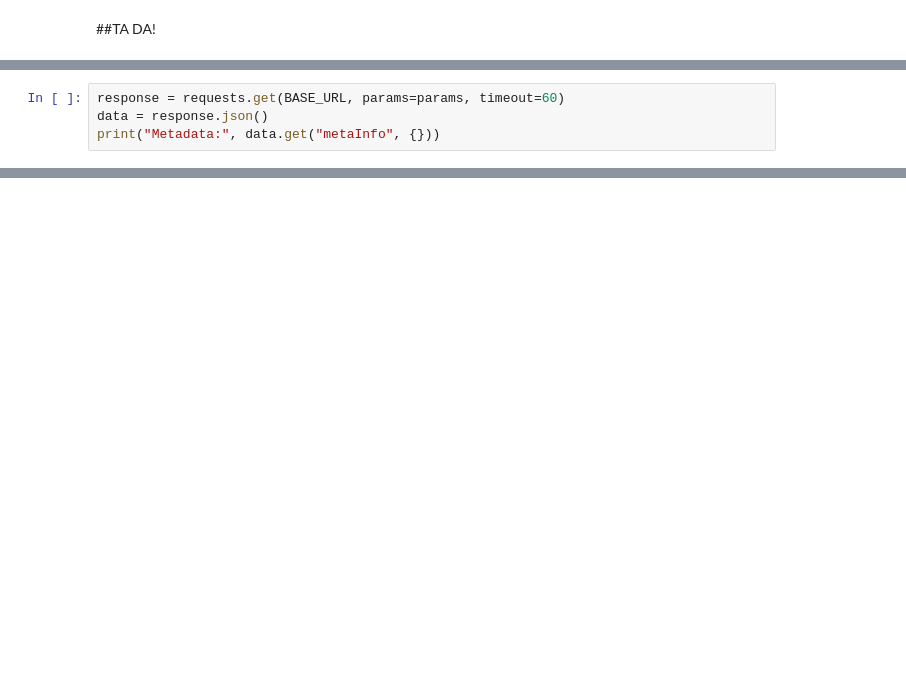
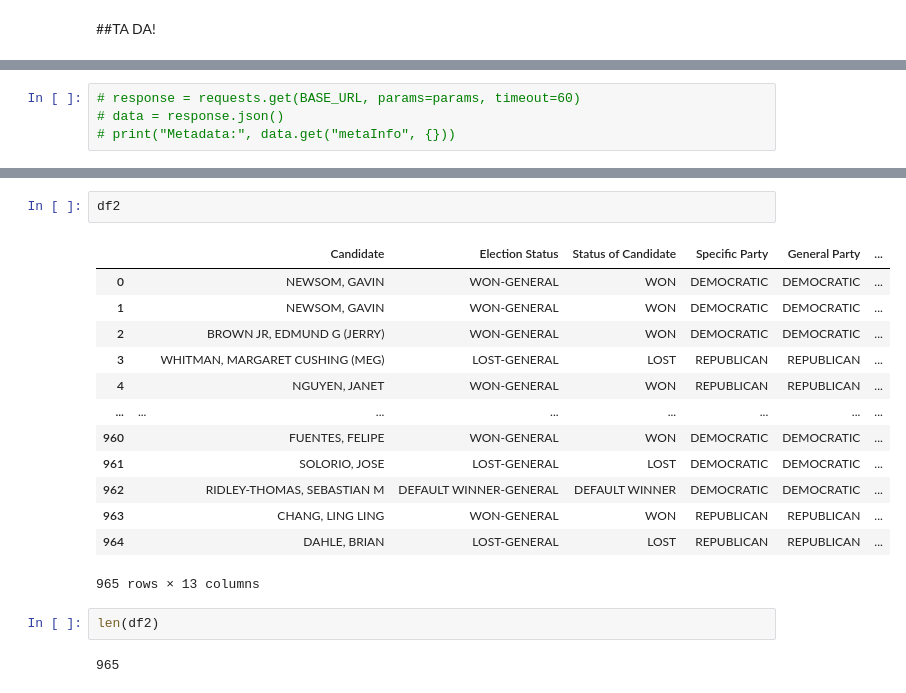
Before and after one commit to mollyboigon/california-new-car-dealers, a Jupyter notebook: california-new-car-dealers.ipynb, the cells around one changed output, grey strips where cells are left out. Saved outputs shown, nothing was run; the diff lists cells and outputs as text; blank space fills up the shorter version.

```diff
--- a/california-new-car-dealers.ipynb
+++ b/california-new-car-dealers.ipynb
@@ -300,4 +203,4 @@ Index: []
 # %%
-response = requests.get(BASE_URL, params=params, timeout=60)
-data = response.json()
-print("Metadata:", data.get("metaInfo", {}))
+# response = requests.get(BASE_URL, params=params, timeout=60)
+# data = response.json()
+# print("Metadata:", data.get("metaInfo", {}))
@@ -324,0 +336,20 @@ len(df_clean)
+# %%
+df2
+# %% [output]
+|  |  | Candidate | Election Status | Status of Candidate | Specific Party | General Party | ... |
+| 0 |  | NEWSOM, GAVIN | WON-GENERAL | WON | DEMOCRATIC | DEMOCRATIC | ... |
+| 1 |  | NEWSOM, GAVIN | WON-GENERAL | WON | DEMOCRATIC | DEMOCRATIC | ... |
+| 2 |  | BROWN JR, EDMUND G (JERRY) | WON-GENERAL | WON | DEMOCRATIC | DEMOCRATIC | ... |
+| 3 |  | WHITMAN, MARGARET CUSHING (MEG) | LOST-GENERAL | LOST | REPUBLICAN | REPUBLICAN | ... |
+| 4 |  | NGUYEN, JANET | WON-GENERAL | WON | REPUBLICAN | REPUBLICAN | ... |
+| ... | ... | ... | ... | ... | ... | ... | ... |
+| 960 |  | FUENTES, FELIPE | WON-GENERAL | WON | DEMOCRATIC | DEMOCRATIC | ... |
+| 961 |  | SOLORIO, JOSE | LOST-GENERAL | LOST | DEMOCRATIC | DEMOCRATIC | ... |
+| 962 |  | RIDLEY-THOMAS, SEBASTIAN M | DEFAULT WINNER-GENERAL | DEFAULT WINNER | DEMOCRATIC | DEMOCRATIC | ... |
+| 963 |  | CHANG, LING LING | WON-GENERAL | WON | REPUBLICAN | REPUBLICAN | ... |
+| 964 |  | DAHLE, BRIAN | LOST-GENERAL | LOST | REPUBLICAN | REPUBLICAN | ... |
+965 rows × 13 columns
+# %%
+len(df2)
+# %% [output]
+965
```
Also changed, not shown: parts of 30 cells of this notebook.
